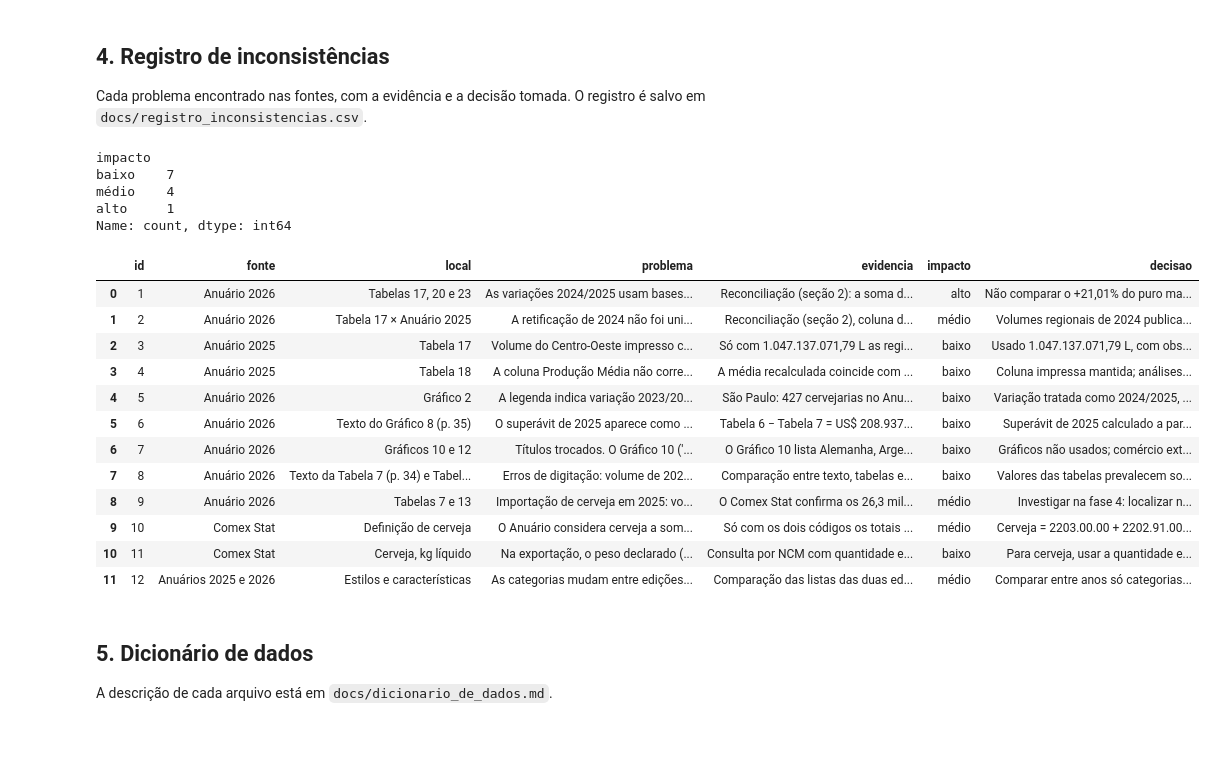
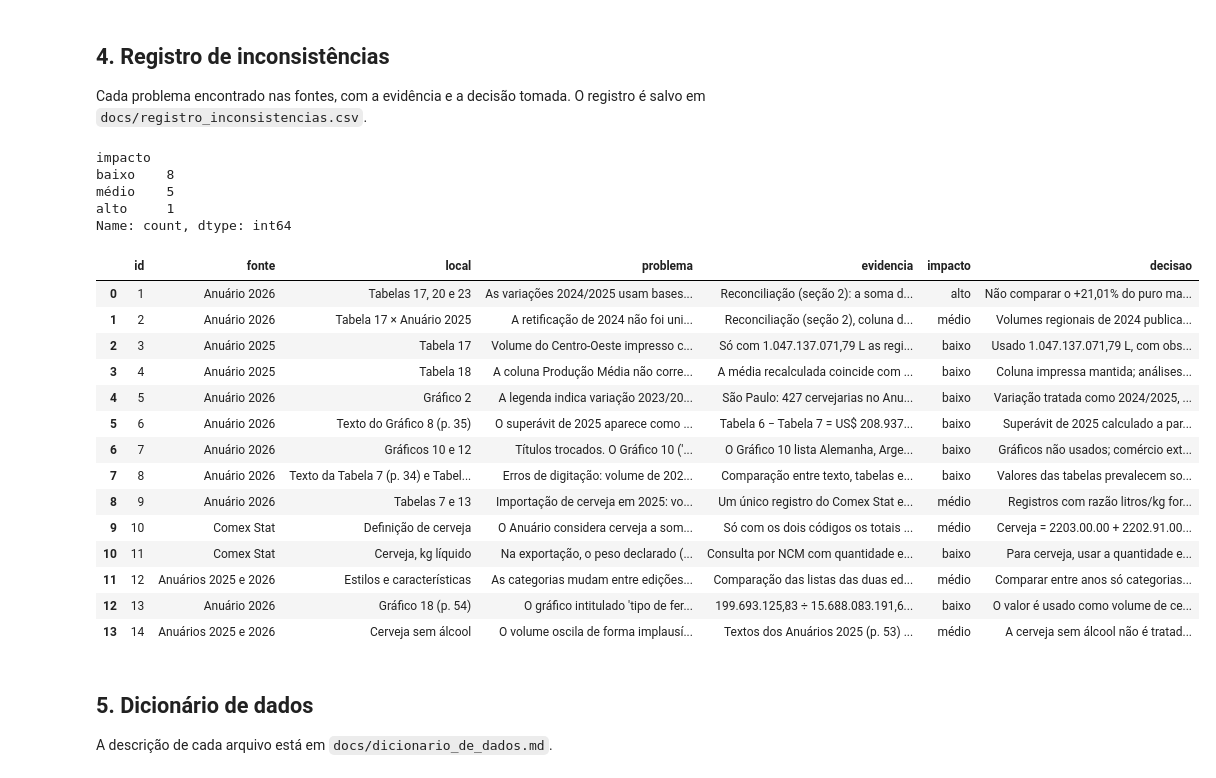
Before and after one commit to GianPlanezio/cerveja-brasil, a Jupyter notebook: notebooks/02_qualidade_dos_dados.ipynb, the cells around one changed output. Drawn from its saved outputs; the diff is of its cells as text; code cells hidden in the pictures; blank space fills up the shorter version.

Commit message:
Conclui fase 4: tendências de consumo, malte e lúpulo, emprego e investigação da importação

```diff
--- a/notebooks/02_qualidade_dos_dados.ipynb
+++ b/notebooks/02_qualidade_dos_dados.ipynb
@@ -319,9 +319,9 @@ inconsistencias = [
         "fonte": "Anuário 2026",
         "local": "Tabelas 7 e 13",
         "problema": "Importação de cerveja em 2025: volume +251% com valor +1,7%; os EUA aparecem com preço médio de 0,01 US$/L.",
-        "evidencia": "O Comex Stat confirma os 26,3 milhões de litros (conferência da seção 3), então a anomalia está nas declarações de importação, não no Anuário. Um preço de 0,01 US$/L é implausível e sugere erro na quantidade declarada.",
+        "evidencia": "Um único registro do Comex Stat explica o salto: cerveja sem álcool (NCM 22029100) importada dos Estados Unidos em dezembro de 2025, com 19.401.804 litros declarados para cerca de 21 toneladas e US$ 24.888. Os totais do mês por país (EUA e Alemanha) coincidem com o registro anômalo. A quantidade provavelmente foi declarada em unidade errada.",
         "impacto": "médio",
-        "decisao": "Investigar na fase 4: localizar nos dados mensais do Comex o mês e o NCM do salto. Até lá, volumes importados de 2025 não são usados.",
+        "decisao": "Registros com razão litros/kg fora de 0,5–2 têm o volume substituído pelo peso (densidade de 1 kg/L). São 7 registros, todos de cerveja sem álcool. Corrigida, a importação de 2025 fica entre 6,9 e 7,5 milhões de litros (−7% a −1% em relação a 2024), e não +251%.",
     },
     {
         "fonte": "Comex Stat",
@@ -341,39 +341,57 @@ inconsistencias = [
     },
     {
         "fonte": "Anuários 2025 e 2026",
         "local": "Estilos e características",
         "problema": "As categorias mudam entre edições: a de 2026 exclui os estilos de maior volume e agrupa outros; 'Com madeira' (2024) e 'Com Madeiras Brasileiras' (2025) são definições diferentes.",
         "evidencia": "Comparação das listas das duas edições.",
         "impacto": "médio",
         "decisao": "Comparar entre anos só categorias com a mesma definição.",
     },
+        {
+        "fonte": "Anuário 2026",
+        "local": "Gráfico 18 (p. 54)",
+        "problema": "O gráfico intitulado 'tipo de fermentação' mostra 'Lager: 199.693.125,83 L', valor incompatível com o texto, que diz que a Lager é 99,57% do volume. O gráfico de teor alcoólico foi publicado com os rótulos do de fermentação.",
+        "evidencia": "199.693.125,83 ÷ 15.688.083.191,69 = 1,273%, exatamente a fatia da cerveja sem álcool citada no texto da mesma página.",
+        "impacto": "baixo",
+        "decisao": "O valor é usado como volume de cerveja sem álcool em 2025. Os outros dois valores do gráfico não são usados, por não ser possível identificá-los.",
+    },
+    {
+        "fonte": "Anuários 2025 e 2026",
+        "local": "Cerveja sem álcool",
+        "problema": "O volume oscila de forma implausível: 118,9 mi L em 2023, 757,4 mi L em 2024 (+537%) e 199,7 mi L em 2025 (−74%).",
+        "evidencia": "Textos dos Anuários 2025 (p. 53) e 2026 (p. 54) e Gráfico 18 do Anuário 2026.",
+        "impacto": "médio",
+        "decisao": "A cerveja sem álcool não é tratada como tendência de consumo; a oscilação provavelmente reflete mudança na forma de declarar.",
+    },
 ]
 
 df_inconsistencias = pd.DataFrame(inconsistencias)
 df_inconsistencias.insert(0, "id", range(1, len(df_inconsistencias) + 1))
 df_inconsistencias.to_csv(PASTA_DOCS / "registro_inconsistencias.csv", index=False)
 
 print(df_inconsistencias["impacto"].value_counts())
 df_inconsistencias
 # %% [output]
 impacto
-baixo    7
-médio    4
+baixo    8
+médio    5
 alto     1
 Name: count, dtype: int64
 |  | id | fonte | local | problema | evidencia | impacto | decisao |
 | 0 | 1 | Anuário 2026 | Tabelas 17, 20 e 23 | As variações 2024/2025 usam bases... | Reconciliação (seção 2): a soma d... | alto | Não comparar o +21,01% do puro ma... |
 | 1 | 2 | Anuário 2026 | Tabela 17 × Anuário 2025 | A retificação de 2024 não foi uni... | Reconciliação (seção 2), coluna d... | médio | Volumes regionais de 2024 publica... |
 | 2 | 3 | Anuário 2025 | Tabela 17 | Volume do Centro-Oeste impresso c... | Só com 1.047.137.071,79 L as regi... | baixo | Usado 1.047.137.071,79 L, com obs... |
 | 3 | 4 | Anuário 2025 | Tabela 18 | A coluna Produção Média não corre... | A média recalculada coincide com ... | baixo | Coluna impressa mantida; análises... |
 | 4 | 5 | Anuário 2026 | Gráfico 2 | A legenda indica variação 2023/20... | São Paulo: 427 cervejarias no Anu... | baixo | Variação tratada como 2024/2025, ... |
 | 5 | 6 | Anuário 2026 | Texto do Gráfico 8 (p. 35) | O superávit de 2025 aparece como ... | Tabela 6 − Tabela 7 = US$ 208.937... | baixo | Superávit de 2025 calculado a par... |
 | 6 | 7 | Anuário 2026 | Gráficos 10 e 12 | Títulos trocados. O Gráfico 10 ('... | O Gráfico 10 lista Alemanha, Arge... | baixo | Gráficos não usados; comércio ext... |
 | 7 | 8 | Anuário 2026 | Texto da Tabela 7 (p. 34) e Tabel... | Erros de digitação: volume de 202... | Comparação entre texto, tabelas e... | baixo | Valores das tabelas prevalecem so... |
-| 8 | 9 | Anuário 2026 | Tabelas 7 e 13 | Importação de cerveja em 2025: vo... | O Comex Stat confirma os 26,3 mil... | médio | Investigar na fase 4: localizar n... |
+| 8 | 9 | Anuário 2026 | Tabelas 7 e 13 | Importação de cerveja em 2025: vo... | Um único registro do Comex Stat e... | médio | Registros com razão litros/kg for... |
 | 9 | 10 | Comex Stat | Definição de cerveja | O Anuário considera cerveja a som... | Só com os dois códigos os totais ... | médio | Cerveja = 2203.00.00 + 2202.91.00... |
 | 10 | 11 | Comex Stat | Cerveja, kg líquido | Na exportação, o peso declarado (... | Consulta por NCM com quantidade e... | baixo | Para cerveja, usar a quantidade e... |
 | 11 | 12 | Anuários 2025 e 2026 | Estilos e características | As categorias mudam entre edições... | Comparação das listas das duas ed... | médio | Comparar entre anos só categorias... |
+| 12 | 13 | Anuário 2026 | Gráfico 18 (p. 54) | O gráfico intitulado 'tipo de fer... | 199.693.125,83 ÷ 15.688.083.191,6... | baixo | O valor é usado como volume de ce... |
+| 13 | 14 | Anuários 2025 e 2026 | Cerveja sem álcool | O volume oscila de forma implausí... | Textos dos Anuários 2025 (p. 53) ... | médio | A cerveja sem álcool não é tratad... |
 # %% [markdown]
 ## 5. Dicionário de dados
 
```
Also changed, not shown: 7 other files.
